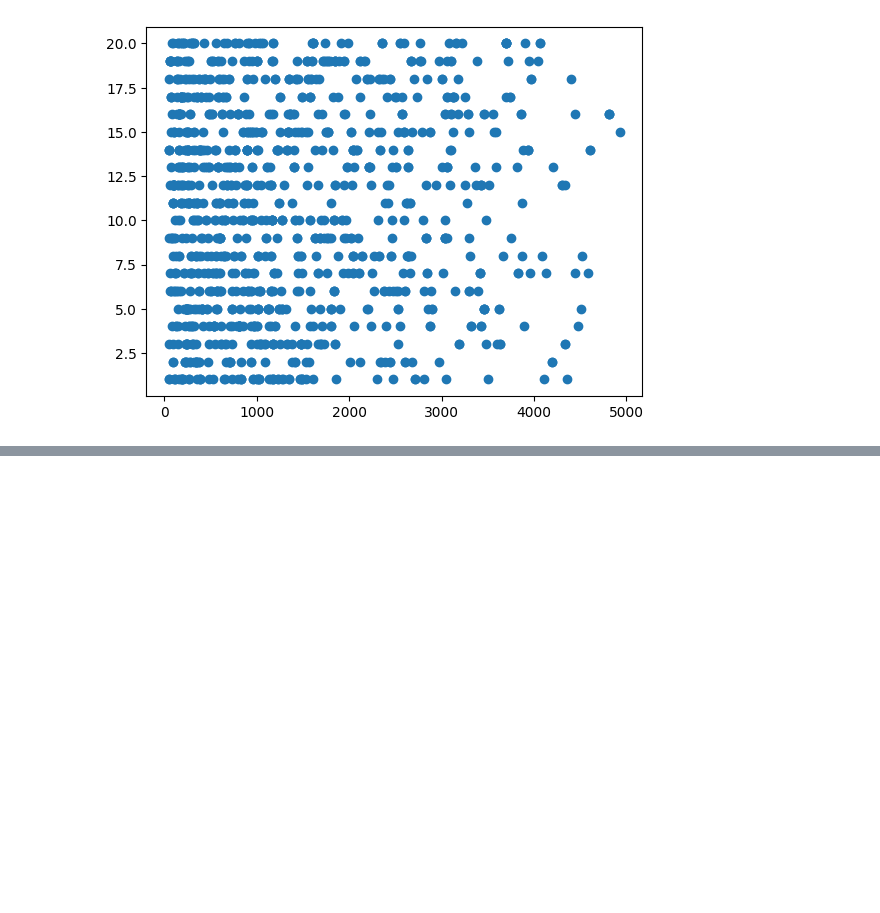
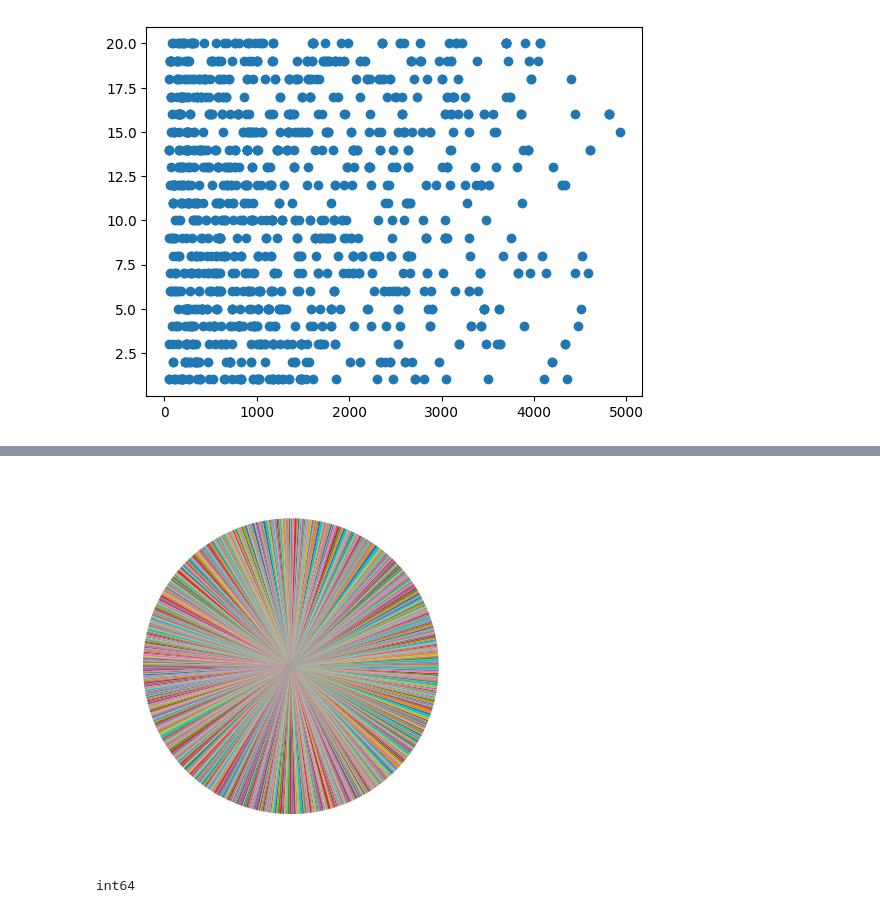
Before and after one commit to szymonszwedzinskiii/DataTemplates, a Jupyter notebook: Untitled0.ipynb, the cells around one changed output, grey strips where cells are left out. Saved outputs shown, nothing was run; the diff lists cells and outputs as text; code cells hidden in the pictures; blank space fills up the shorter version.

```diff
--- a/Untitled0.ipynb
+++ b/Untitled0.ipynb
@@ -87,0 +133,8 @@ plt.scatter(df['Profit'], df['Quantity'])
+# %%
+plt.pie(xpoints)
+plt.show()
+xpoints.ndim
+print(xpoints.dtype)
+# %% [output]
+[figure, added]
+int64
```
Also changed, not shown: parts of 4 cells of this notebook.
